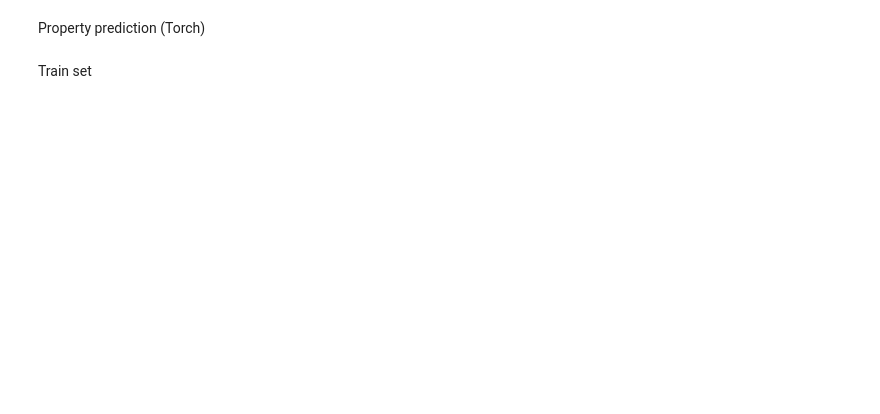
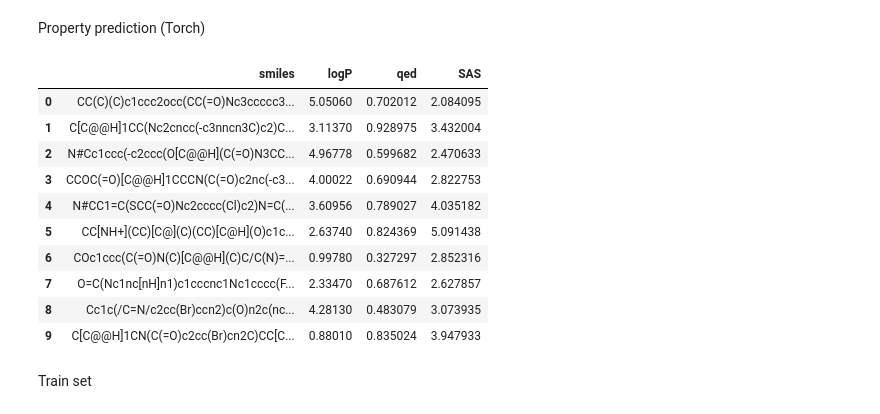
Before and after one commit to MatDagommer/chemvae-torch, a Jupyter notebook: notebooks/torch_test.ipynb, the cells around one changed output. Saved outputs shown, nothing was run; the diff lists cells and outputs as text; code cells hidden in the pictures; blank space fills up the shorter version.

```diff
--- a/notebooks/torch_test.ipynb
+++ b/notebooks/torch_test.ipynb
@@ -403,6 +498,20 @@ df.head(10)
 df_test = df.iloc[test_idx]
 df_train = df.drop(test_idx)
 df_train_subset = df_train.iloc[:2_000]
+# %%
+df.head(10)
+# %% [output]
+|  | smiles | logP | qed | SAS |
+| 0 | CC(C)(C)c1ccc2occ(CC(=O)Nc3ccccc3... | 5.05060 | 0.702012 | 2.084095 |
+| 1 | C[C@@H]1CC(Nc2cncc(-c3nncn3C)c2)C... | 3.11370 | 0.928975 | 3.432004 |
+| 2 | N#Cc1ccc(-c2ccc(O[C@@H](C(=O)N3CC... | 4.96778 | 0.599682 | 2.470633 |
+| 3 | CCOC(=O)[C@@H]1CCCN(C(=O)c2nc(-c3... | 4.00022 | 0.690944 | 2.822753 |
+| 4 | N#CC1=C(SCC(=O)Nc2cccc(Cl)c2)N=C(... | 3.60956 | 0.789027 | 4.035182 |
+| 5 | CC[NH+](CC)[C@](C)(CC)[C@H](O)c1c... | 2.63740 | 0.824369 | 5.091438 |
+| 6 | COc1ccc(C(=O)N(C)[C@@H](C)C/C(N)=... | 0.99780 | 0.327297 | 2.852316 |
+| 7 | O=C(Nc1nc[nH]n1)c1cccnc1Nc1cccc(F... | 2.33470 | 0.687612 | 2.627857 |
+| 8 | Cc1c(/C=N/c2cc(Br)ccn2)c(O)n2c(nc... | 4.28130 | 0.483079 | 3.073935 |
+| 9 | C[C@@H]1CN(C(=O)c2cc(Br)cn2C)CC[C... | 0.88010 | 0.835024 | 3.947933 |
 # %% [markdown]
 Train set
 # %%
```
Also changed, not shown: parts of 26 cells of this notebook.
